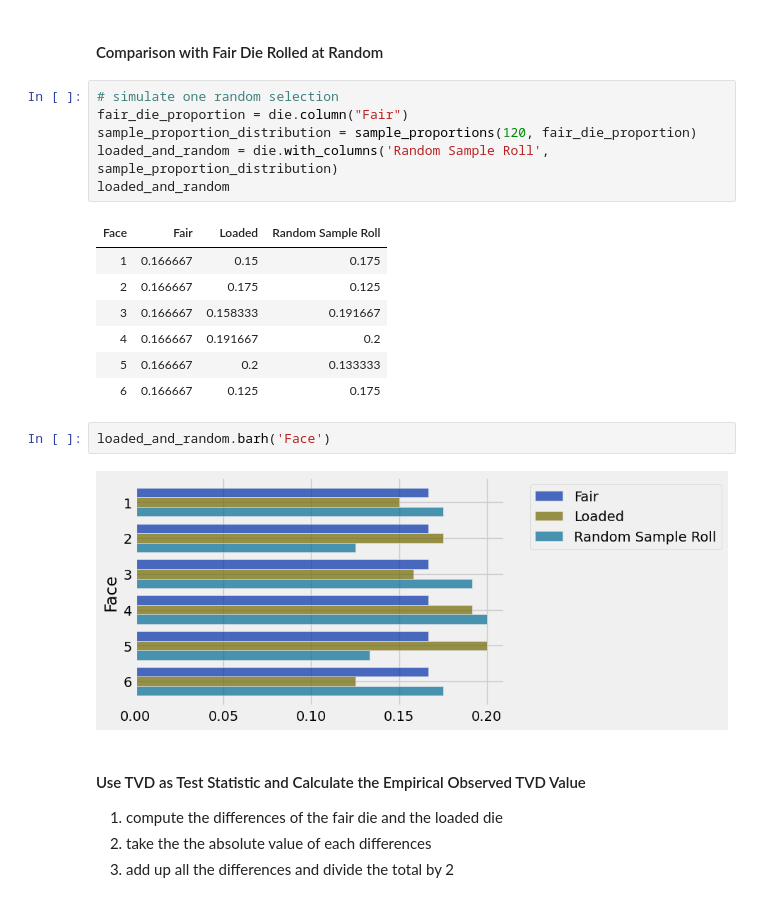
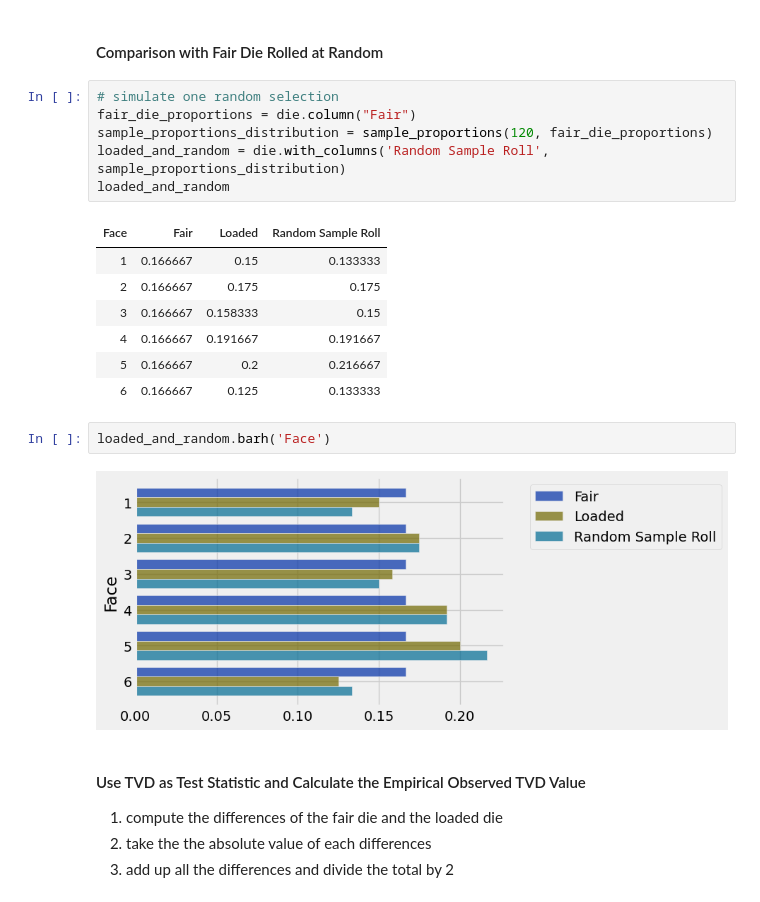
Before and after one commit to SRJC-Data-Science/materials-sp22, a Jupyter notebook: SRJC/lecture_note/lecture_17_18_19/hypothesis_testing-pw.ipynb, the cells around one changed output. Cells and saved outputs as stored; diff of their text form.

```diff
--- a/SRJC/lecture_note/lecture_17_18_19/hypothesis_testing-pw.ipynb
+++ b/SRJC/lecture_note/lecture_17_18_19/hypothesis_testing-pw.ipynb
@@ -186,22 +184,22 @@ die.barh("Face")
 #### Comparison with Fair Die Rolled at Random
 # %%
 # simulate one random selection
-fair_die_proportion = die.column("Fair")
-sample_proportion_distribution = sample_proportions(120, fair_die_proportion)
-loaded_and_random = die.with_columns('Random Sample Roll', sample_proportion_distribution)
+fair_die_proportions = die.column("Fair")
+sample_proportions_distribution = sample_proportions(120, fair_die_proportions)
+loaded_and_random = die.with_columns('Random Sample Roll', sample_proportions_distribution)
 loaded_and_random
 # %% [output]
 | Face | Fair | Loaded | Random Sample Roll |
-| 1 | 0.166667 | 0.15 | 0.175 |
-| 2 | 0.166667 | 0.175 | 0.125 |
-| 3 | 0.166667 | 0.158333 | 0.191667 |
-| 4 | 0.166667 | 0.191667 | 0.2 |
-| 5 | 0.166667 | 0.2 | 0.133333 |
-| 6 | 0.166667 | 0.125 | 0.175 |
+| 1 | 0.166667 | 0.15 | 0.133333 |
+| 2 | 0.166667 | 0.175 | 0.175 |
+| 3 | 0.166667 | 0.158333 | 0.15 |
+| 4 | 0.166667 | 0.191667 | 0.191667 |
+| 5 | 0.166667 | 0.2 | 0.216667 |
+| 6 | 0.166667 | 0.125 | 0.133333 |
 # %%
 loaded_and_random.barh('Face')
 # %% [output]
-[figure, old version]
+[figure, new version]
 # %% [markdown]
 #### Use TVD as Test Statistic and Calculate the Empirical Observed TVD Value
 
```
Also changed, not shown: parts of 27 cells of this notebook, 1 other file.
